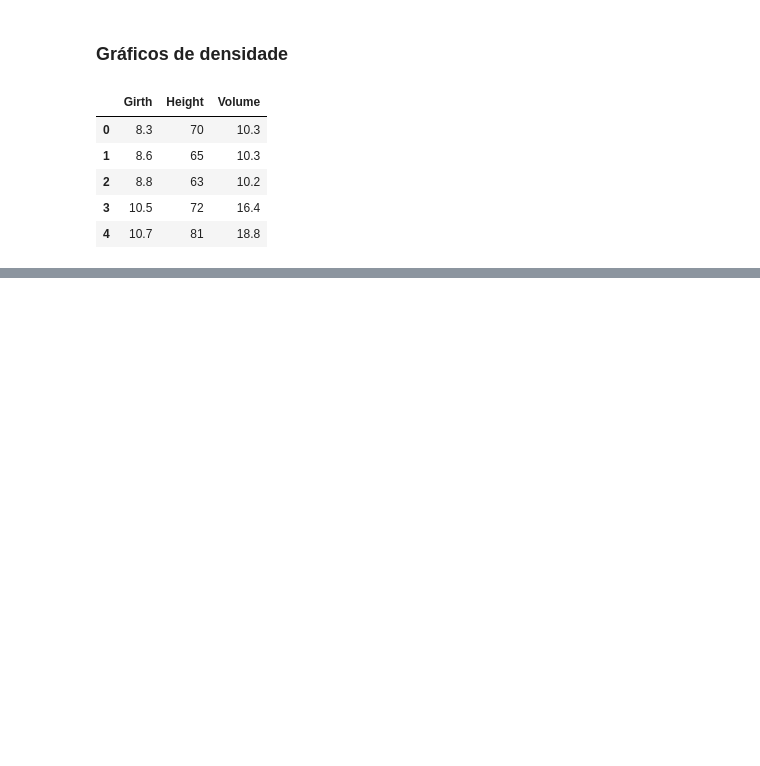
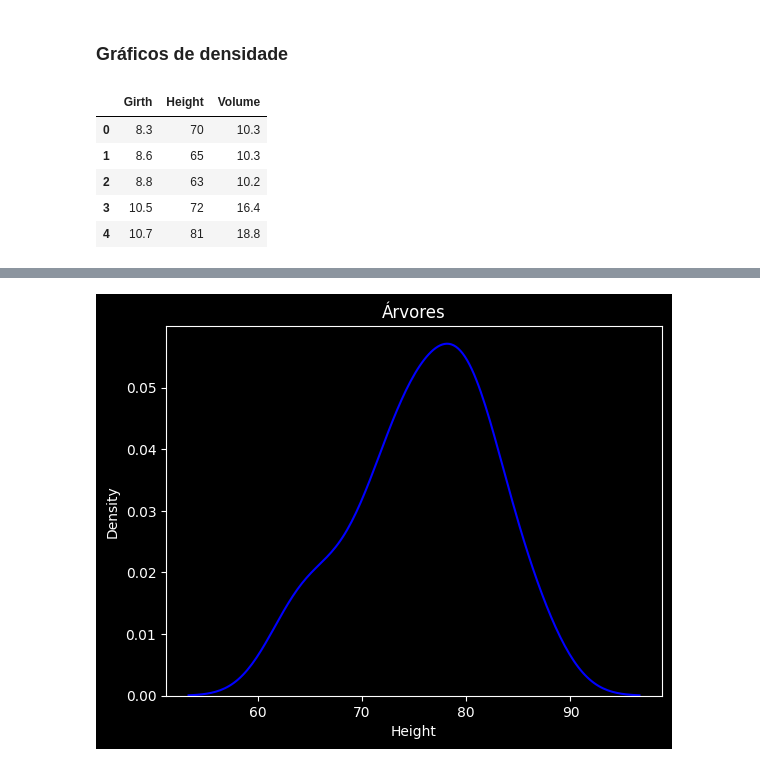
Before and after one commit to Joao-Inacio/Formacao-Cientista-de-Dados, a Jupyter notebook: 3_Gráficos/2_Densidade.ipynb, the cells around one changed output, grey strips where cells are left out. Cells and saved outputs as stored; diff of their text form; code cells hidden in the pictures; blank space fills up the shorter version.

```diff
--- a/3_Gráficos/2_Densidade.ipynb
+++ b/3_Gráficos/2_Densidade.ipynb
@@ -38 +31,6 @@ sns.distplot(
+# %%
+# Densidade
+sns.kdeplot(base.iloc[:,1], color='blue',).set(title='Árvores');
+# %% [output]
+[figure, added]
 # %%
```
Also changed, not shown: parts of 5 cells of this notebook.
